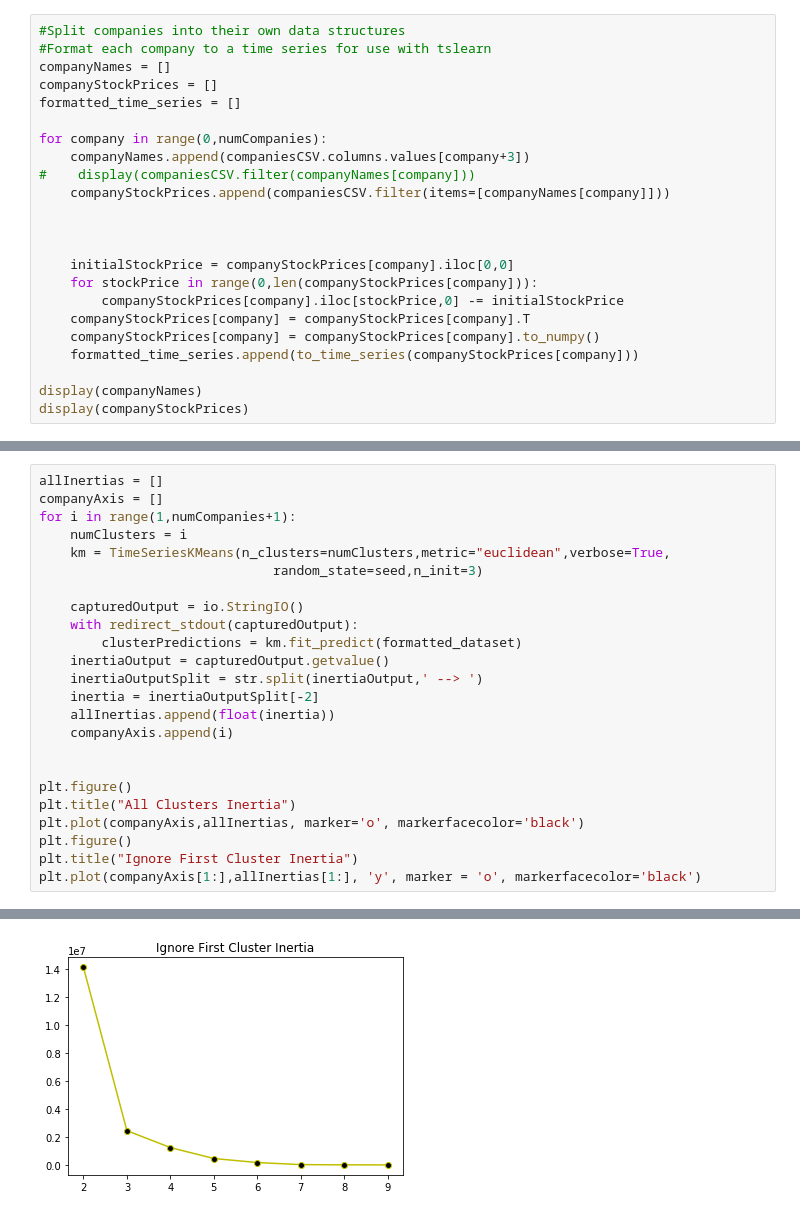
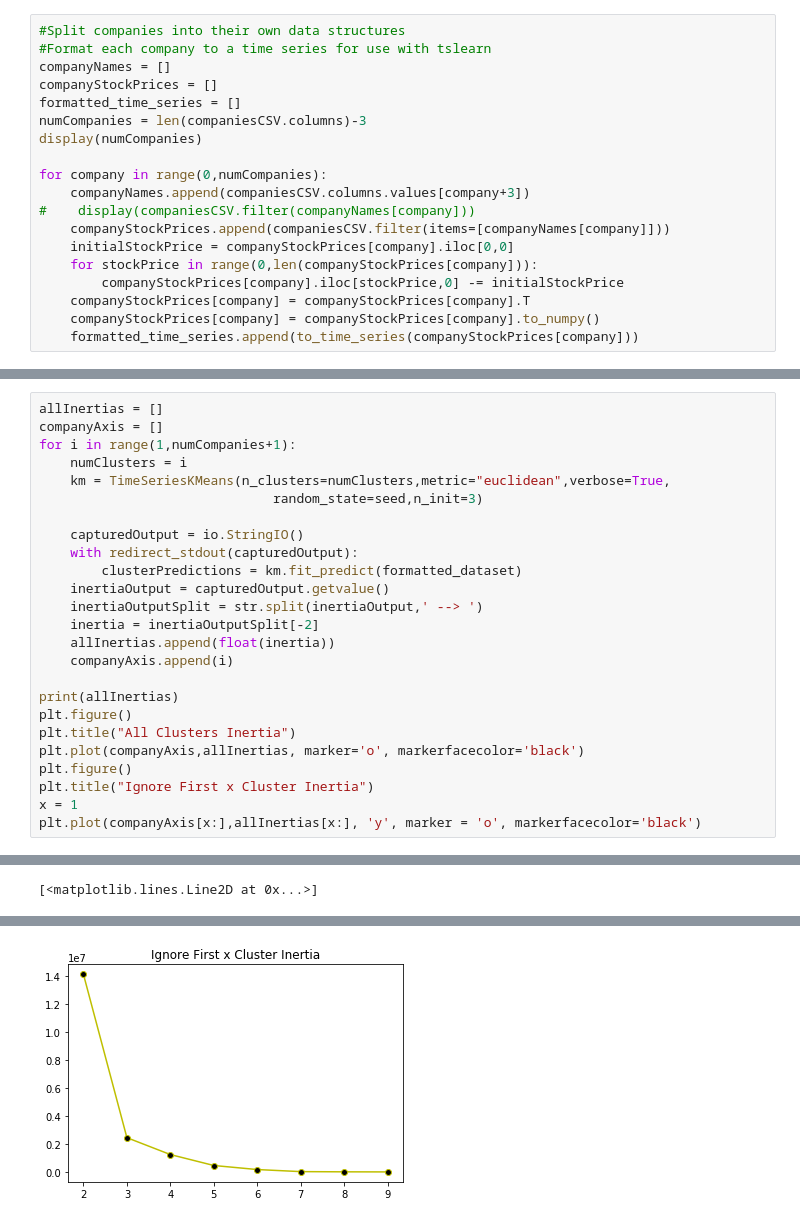
Before and after one commit to caseyhuhu/Capstone-Project, a Jupyter notebook: KMeans.ipynb, the cells around one changed output, grey strips where cells are left out. Saved outputs shown, nothing was run; the diff lists cells and outputs as text.

```diff
--- a/KMeans.ipynb
+++ b/KMeans.ipynb
@@ -38,21 +22,17 @@ display(companiesCSV)
 companyNames = []
 companyStockPrices = []
 formatted_time_series = []
+numCompanies = len(companiesCSV.columns)-3
+display(numCompanies)
 
 for company in range(0,numCompanies):
     companyNames.append(companiesCSV.columns.values[company+3])
 #    display(companiesCSV.filter(companyNames[company]))
     companyStockPrices.append(companiesCSV.filter(items=[companyNames[company]]))
-
-
-
     initialStockPrice = companyStockPrices[company].iloc[0,0]
     for stockPrice in range(0,len(companyStockPrices[company])):
         companyStockPrices[company].iloc[stockPrice,0] -= initialStockPrice
     companyStockPrices[company] = companyStockPrices[company].T
     companyStockPrices[company] = companyStockPrices[company].to_numpy()
     formatted_time_series.append(to_time_series(companyStockPrices[company]))
-
-display(companyNames)
-display(companyStockPrices)
 # %% [output]
@@ -113,11 +82,12 @@ for i in range(1,numCompanies+1):
     allInertias.append(float(inertia))
     companyAxis.append(i)
 
-
+print(allInertias)
 plt.figure()
 plt.title("All Clusters Inertia")
 plt.plot(companyAxis,allInertias, marker='o', markerfacecolor='black')
 plt.figure()
-plt.title("Ignore First Cluster Inertia")
-plt.plot(companyAxis[1:],allInertias[1:], 'y', marker = 'o', markerfacecolor='black')
+plt.title("Ignore First x Cluster Inertia")
+x = 1
+plt.plot(companyAxis[x:],allInertias[x:], 'y', marker = 'o', markerfacecolor='black')
 # %% [output]
@@ -125,2 +95,3 @@ plt.plot(companyAxis[1:],allInertias[1:], 'y', marker = 'o', markerfacecolor='bl
+[<matplotlib.lines.Line2D at 0x...>]
 [figure]
-[figure, old version]
+[figure, new version]
```
Also changed, not shown: parts of 8 cells of this notebook.
